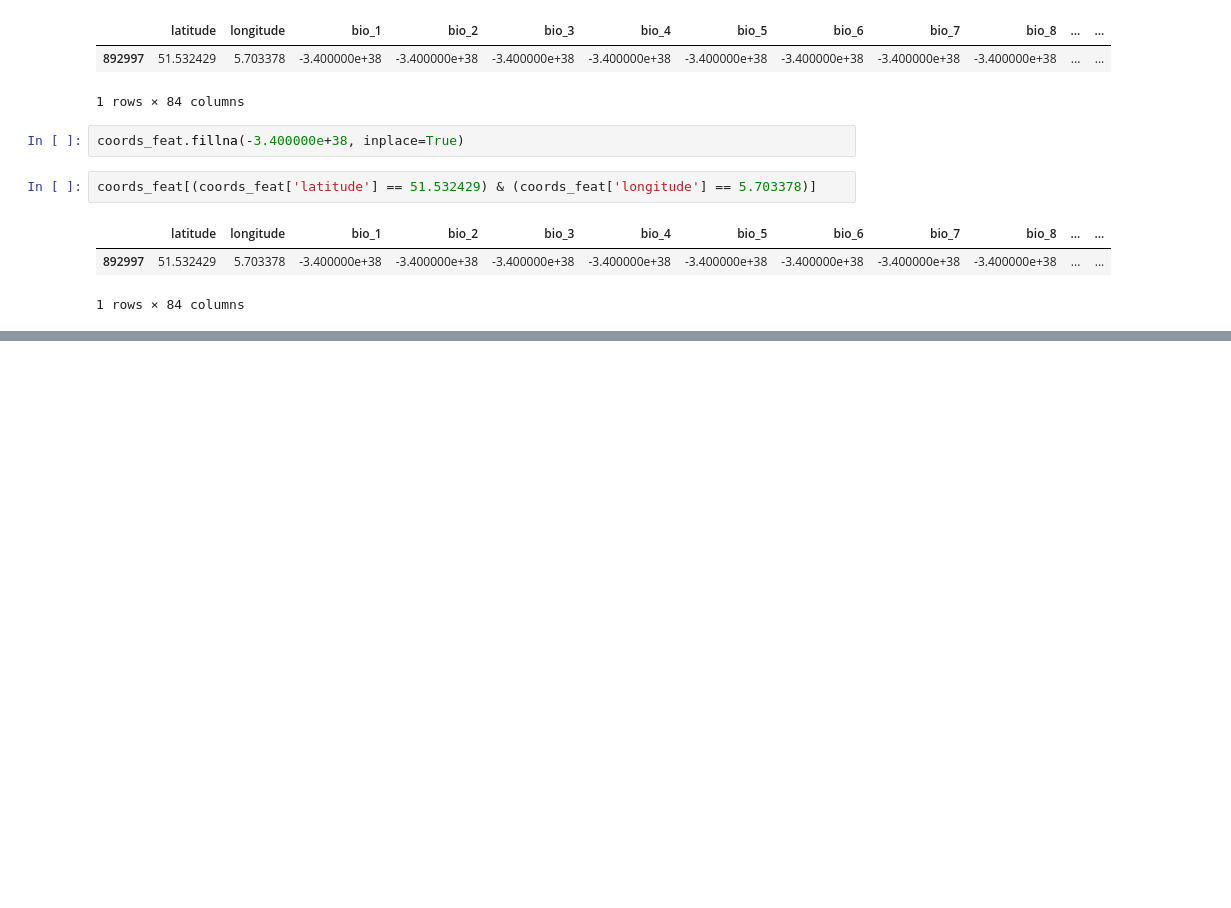
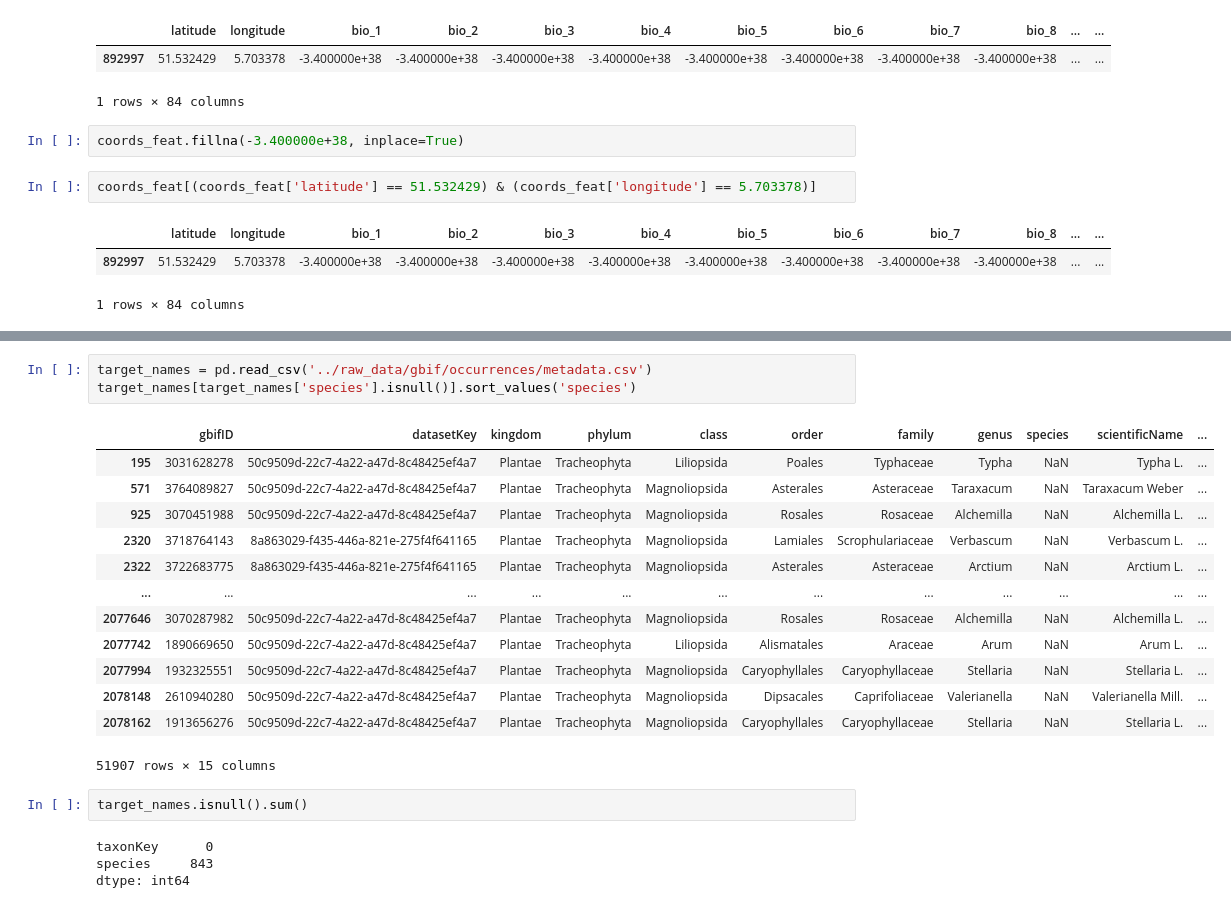
Before and after one commit to TmtStss/biodiversipy, a Jupyter notebook: notebooks/test_model_MVK.ipynb, the cells around one changed output, grey strips where cells are left out. Saved outputs shown, nothing was run; the diff lists cells and outputs as text; blank space fills up the shorter version.

Commit message:
Final data commit

```diff
--- a/notebooks/test_model_MVK.ipynb
+++ b/notebooks/test_model_MVK.ipynb
@@ -763,0 +890,23 @@ coords_feat[(coords_feat['latitude'] == 51.532429) & (coords_feat['longitude'] =
+# %%
+target_names = pd.read_csv('../raw_data/gbif/occurrences/metadata.csv')
+target_names[target_names['species'].isnull()].sort_values('species')
+# %% [output]
+|  | gbifID | datasetKey | kingdom | phylum | class | order | family | genus | species | scientificName | ... |
+| 195 | 3031628278 | 50c9509d-22c7-4a22-a47d-8c48425ef4a7 | Plantae | Tracheophyta | Liliopsida | Poales | Typhaceae | Typha | NaN | Typha L. | ... |
+| 571 | 3764089827 | 50c9509d-22c7-4a22-a47d-8c48425ef4a7 | Plantae | Tracheophyta | Magnoliopsida | Asterales | Asteraceae | Taraxacum | NaN | Taraxacum Weber | ... |
+| 925 | 3070451988 | 50c9509d-22c7-4a22-a47d-8c48425ef4a7 | Plantae | Tracheophyta | Magnoliopsida | Rosales | Rosaceae | Alchemilla | NaN | Alchemilla L. | ... |
+| 2320 | 3718764143 | 8a863029-f435-446a-821e-275f4f641165 | Plantae | Tracheophyta | Magnoliopsida | Lamiales | Scrophulariaceae | Verbascum | NaN | Verbascum L. | ... |
+| 2322 | 3722683775 | 8a863029-f435-446a-821e-275f4f641165 | Plantae | Tracheophyta | Magnoliopsida | Asterales | Asteraceae | Arctium | NaN | Arctium L. | ... |
+| ... | ... | ... | ... | ... | ... | ... | ... | ... | ... | ... | ... |
+| 2077646 | 3070287982 | 50c9509d-22c7-4a22-a47d-8c48425ef4a7 | Plantae | Tracheophyta | Magnoliopsida | Rosales | Rosaceae | Alchemilla | NaN | Alchemilla L. | ... |
+| 2077742 | 1890669650 | 50c9509d-22c7-4a22-a47d-8c48425ef4a7 | Plantae | Tracheophyta | Liliopsida | Alismatales | Araceae | Arum | NaN | Arum L. | ... |
+| 2077994 | 1932325551 | 50c9509d-22c7-4a22-a47d-8c48425ef4a7 | Plantae | Tracheophyta | Magnoliopsida | Caryophyllales | Caryophyllaceae | Stellaria | NaN | Stellaria L. | ... |
+| 2078148 | 2610940280 | 50c9509d-22c7-4a22-a47d-8c48425ef4a7 | Plantae | Tracheophyta | Magnoliopsida | Dipsacales | Caprifoliaceae | Valerianella | NaN | Valerianella Mill. | ... |
+| 2078162 | 1913656276 | 50c9509d-22c7-4a22-a47d-8c48425ef4a7 | Plantae | Tracheophyta | Magnoliopsida | Caryophyllales | Caryophyllaceae | Stellaria | NaN | Stellaria L. | ... |
+51907 rows × 15 columns
+# %%
+target_names.isnull().sum()
+# %% [output]
+taxonKey      0
+species     843
+dtype: int64
```
Also changed, not shown: parts of 30 cells of this notebook, 2 other files.
